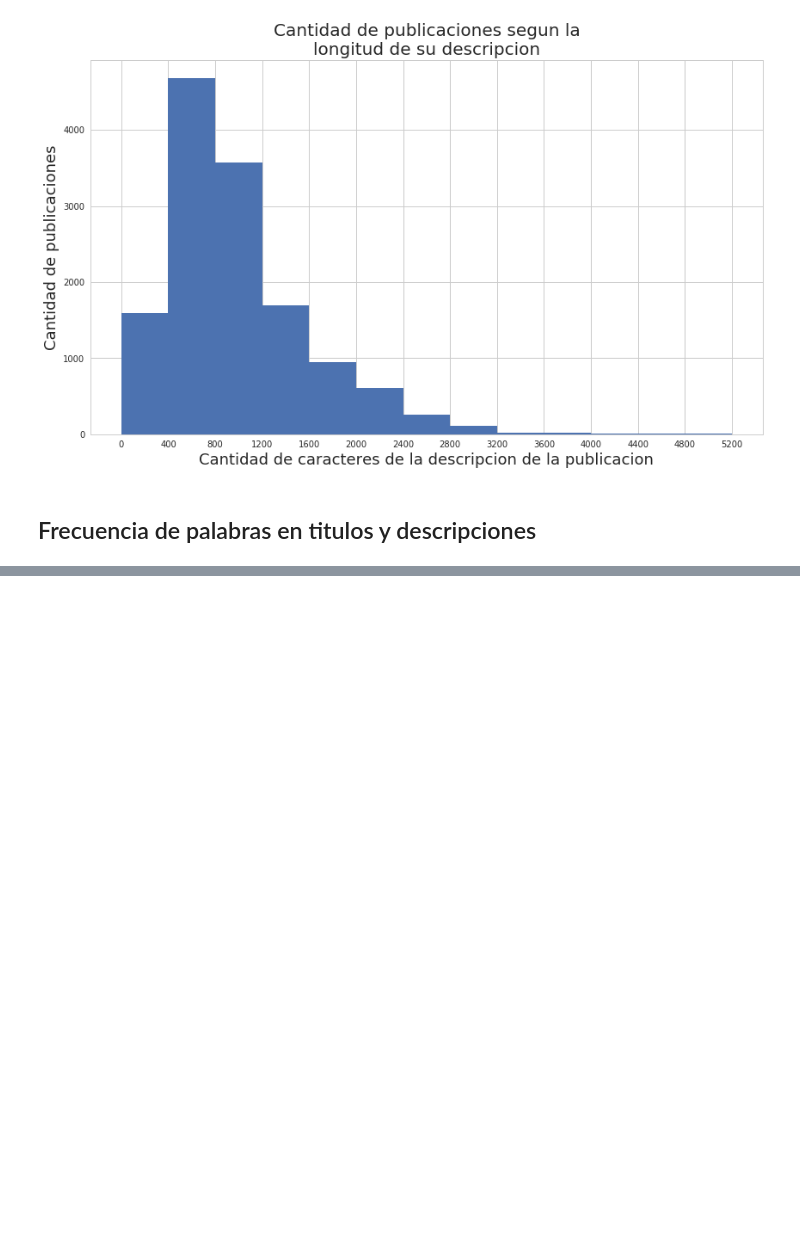
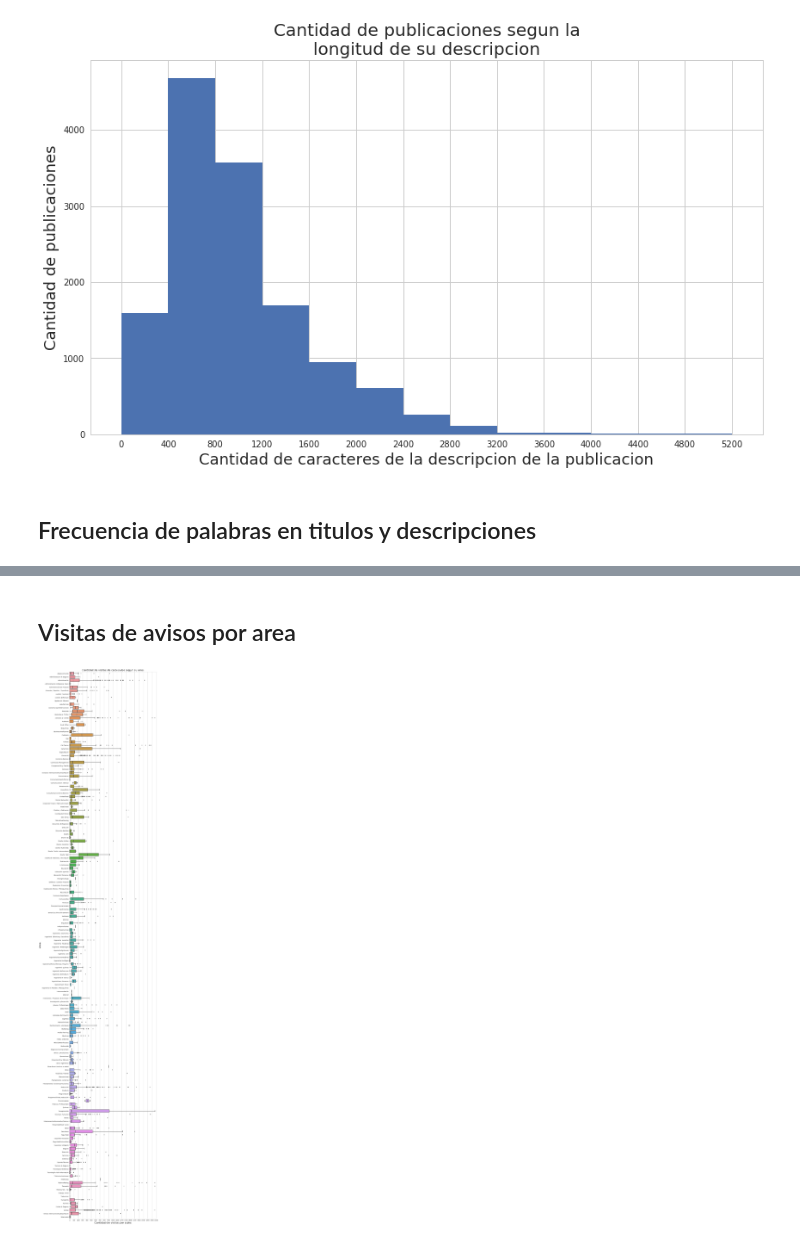
Before and after one commit to javierleyes/OrganizacionDeDatos, a Jupyter notebook: analisisLucas.ipynb, the cells around one changed output, grey strips where cells are left out. Saved outputs shown, nothing was run; the diff lists cells and outputs as text; code cells hidden in the pictures; blank space fills up the shorter version.

```diff
--- a/analisisLucas.ipynb
+++ b/analisisLucas.ipynb
@@ -168,0 +187,20 @@ plt.show()
+# %% [markdown]
+## Visitas de avisos por area
+# %%
+df_temp = pd.merge(df_avisos_detalle, df_vistas_general,
+         left_on='idaviso', right_on='idAviso', how='inner')[['idaviso', 'nombre_area']]
+
+df_temp['cant'] = df_temp.groupby('idaviso')['idaviso'].transform('count')
+df_temp.drop_duplicates(inplace=True)
+df_temp.sort_values(by='nombre_area', inplace=True)
+
+plt.figure(figsize = (11,70))
+plot = sns.boxplot(y='nombre_area',x='cant',data=df_temp, )
+plot.set_xlim([0, 1000])
+plot.set_ylabel('Area',size=18)
+plot.set_xlabel('Cantidad de visitas por aviso',size=18)
+plot.set_title('Cantidad de visitas de cada aviso segun su area',fontsize=18)
+plot.set_xticks(range(0, 2001, 100))
+plt.show();
+# %% [output]
+[figure, added]
```
Also changed, not shown: parts of 4 cells of this notebook.
